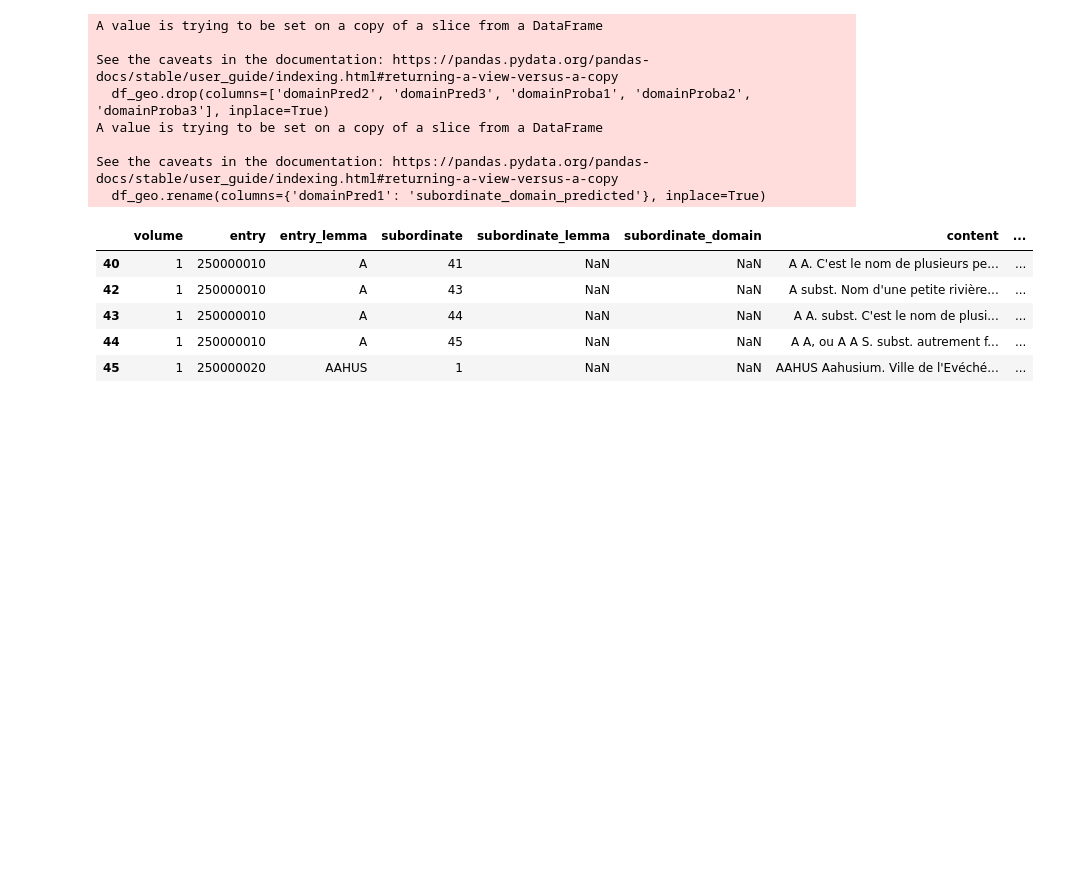
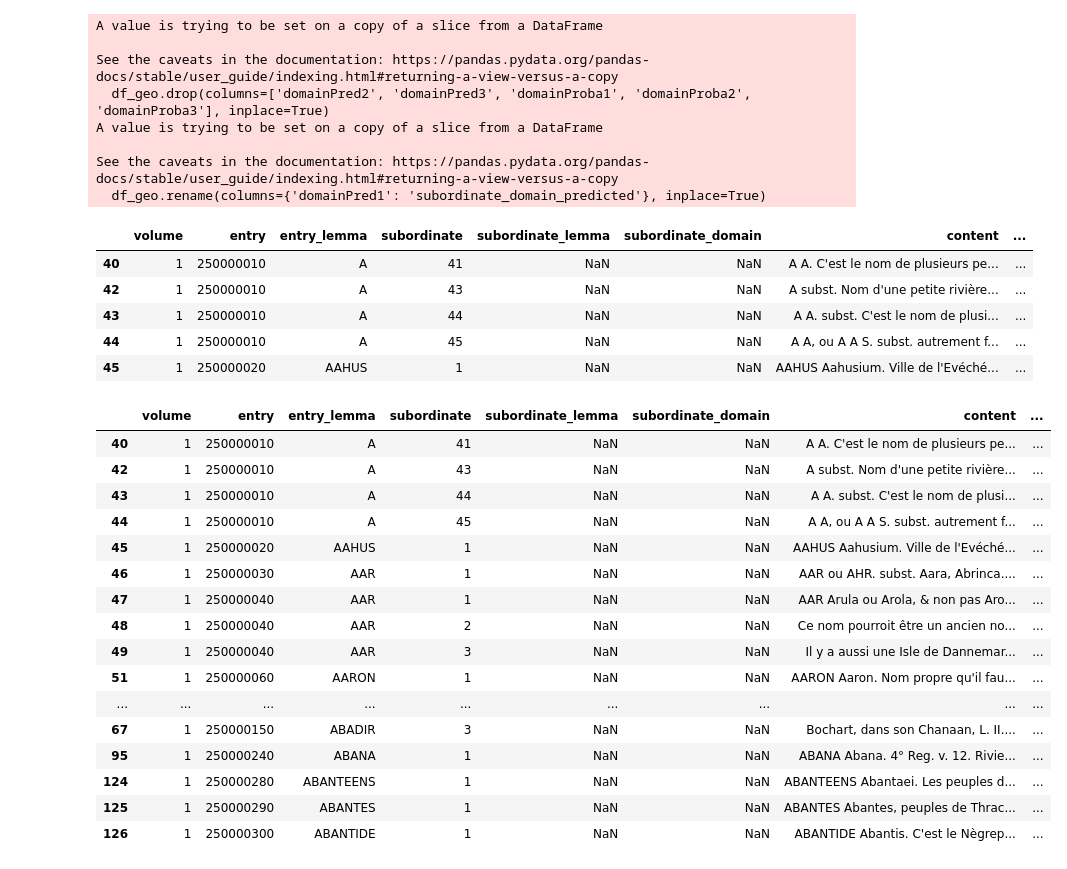
Before and after one commit to ludovicmoncla/trevoux, a Jupyter notebook: 1743_Le_Robert/5.DataExploration.ipynb, the cells around one changed output. Saved outputs shown, nothing was run; the diff lists cells and outputs as text; code cells hidden in the pictures; blank space fills up the shorter version.

```diff
--- a/1743_Le_Robert/5.DataExploration.ipynb
+++ b/1743_Le_Robert/5.DataExploration.ipynb
@@ -169,3 +169,23 @@ See the caveats in the documentation: https://pandas.pydata.org/pandas-docs/stab
 | 45 | 1 | 250000020 | AAHUS | 1 | NaN | NaN | AAHUS Aahusium. Ville de l'Evéché... | ... |
 # %%
 df_geo.to_csv(os.path.join('..', 'data', '1743_LeRobert', 'Trevoux1743_Geographie.tsv'), sep='\t', index=False)
+# %%
+df_geo.head(20)
+# %% [output]
+|  | volume | entry | entry_lemma | subordinate | subordinate_lemma | subordinate_domain | content | ... |
+| 40 | 1 | 250000010 | A | 41 | NaN | NaN | A A. C'est le nom de plusieurs pe... | ... |
+| 42 | 1 | 250000010 | A | 43 | NaN | NaN | A subst. Nom d'une petite rivière... | ... |
+| 43 | 1 | 250000010 | A | 44 | NaN | NaN | A A. subst. C'est le nom de plusi... | ... |
+| 44 | 1 | 250000010 | A | 45 | NaN | NaN | A A, ou A A S. subst. autrement f... | ... |
+| 45 | 1 | 250000020 | AAHUS | 1 | NaN | NaN | AAHUS Aahusium. Ville de l'Evéché... | ... |
+| 46 | 1 | 250000030 | AAR | 1 | NaN | NaN | AAR ou AHR. subst. Aara, Abrinca.... | ... |
+| 47 | 1 | 250000040 | AAR | 1 | NaN | NaN | AAR Arula ou Arola, & non pas Aro... | ... |
+| 48 | 1 | 250000040 | AAR | 2 | NaN | NaN | Ce nom pourroit être un ancien no... | ... |
+| 49 | 1 | 250000040 | AAR | 3 | NaN | NaN | Il y a aussi une Isle de Dannemar... | ... |
+| 51 | 1 | 250000060 | AARON | 1 | NaN | NaN | AARON Aaron. Nom propre qu'il fau... | ... |
+| ... | ... | ... | ... | ... | ... | ... | ... | ... |
+| 67 | 1 | 250000150 | ABADIR | 3 | NaN | NaN | Bochart, dans son Chanaan, L. II.... | ... |
+| 95 | 1 | 250000240 | ABANA | 1 | NaN | NaN | ABANA Abana. 4° Reg. v. 12. Rivie... | ... |
+| 124 | 1 | 250000280 | ABANTEENS | 1 | NaN | NaN | ABANTEENS Abantaei. Les peuples d... | ... |
+| 125 | 1 | 250000290 | ABANTES | 1 | NaN | NaN | ABANTES Abantes, peuples de Thrac... | ... |
+| 126 | 1 | 250000300 | ABANTIDE | 1 | NaN | NaN | ABANTIDE Abantis. C'est le Nègrep... | ... |
```
